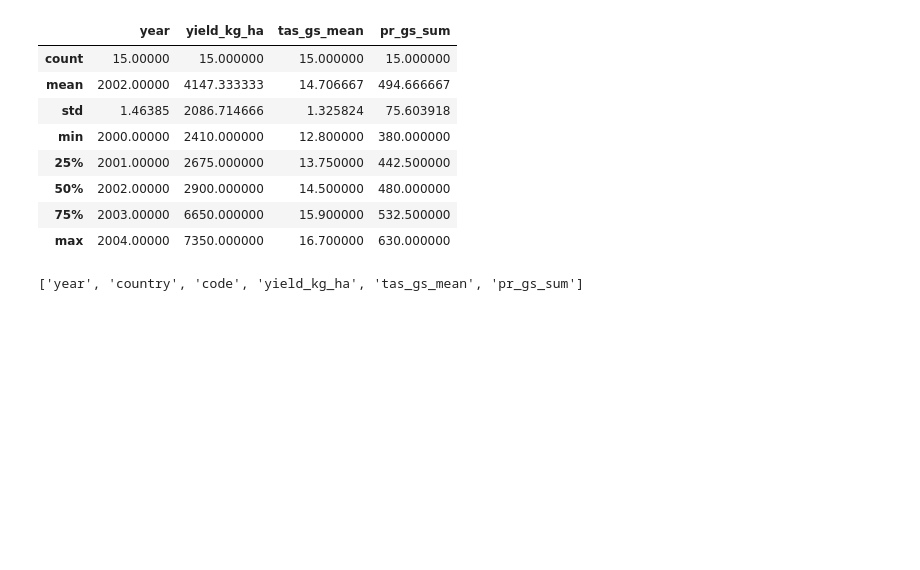
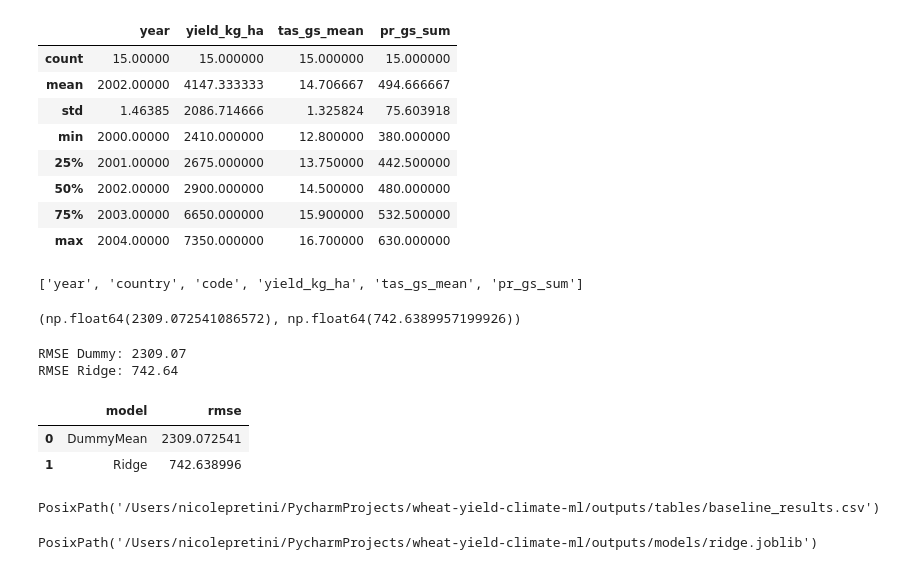
Before and after one commit to nicolepretini/wheat-yield-climate-ml, a Jupyter notebook: notebooks/01_eda.ipynb, the cells around one changed output. Cells and saved outputs as stored; diff of their text form; code cells hidden in the pictures; blank space fills up the shorter version.

Commit message:
Day 3: baseline regression model and results

```diff
--- a/notebooks/01_eda.ipynb
+++ b/notebooks/01_eda.ipynb
@@ -135,3 +135,81 @@ df_clean.describe()
 df.columns.tolist()
 # %% [output]
 ['year', 'country', 'code', 'yield_kg_ha', 'tas_gs_mean', 'pr_gs_sum']
+# %%
+import pandas as pd
+from pathlib import Path
+from sklearn.model_selection import train_test_split
+from sklearn.dummy import DummyRegressor
+from sklearn.linear_model import Ridge
+from sklearn.metrics import mean_squared_error, r2_score
+
+PROJECT_DIR = Path("..").resolve()
+df = pd.read_csv(PROJECT_DIR / "data" / "processed" / "wheat_climate_clean.csv")
+
+X = df[["tas_gs_mean", "pr_gs_sum"]]
+y = df["yield_kg_ha"]
+
+X_train, X_test, y_train, y_test = train_test_split(
+    X, y, test_size=0.3, random_state=42
+)
+
+dummy = DummyRegressor(strategy="mean")
+dummy.fit(X_train, y_train)
+y_pred_dummy = dummy.predict(X_test)
+
+ridge = Ridge(alpha=1.0)
+ridge.fit(X_train, y_train)
+y_pred_ridge = ridge.predict(X_test)
+
+import numpy as np
+
+rmse_dummy = np.sqrt(mean_squared_error(y_test, y_pred_dummy))
+rmse_ridge = np.sqrt(mean_squared_error(y_test, y_pred_ridge))
+
+rmse_dummy, rmse_ridge
+# %% [output]
+(np.float64(2309.072541086572), np.float64(742.6389957199926))
+# %%
+rmse_dummy = float(rmse_dummy)
+rmse_ridge = float(rmse_ridge)
+print(f"RMSE Dummy: {rmse_dummy:.2f}")
+print(f"RMSE Ridge: {rmse_ridge:.2f}")
+# %% [output]
+RMSE Dummy: 2309.07
+RMSE Ridge: 742.64
+# %%
+import pandas as pd
+from pathlib import Path
+
+PROJECT_DIR = Path("..").resolve()
+TABLE_DIR = PROJECT_DIR / "outputs" / "tables"
+TABLE_DIR.mkdir(parents=True, exist_ok=True)
+
+results = pd.DataFrame({
+    "model": ["DummyMean", "Ridge"],
+    "rmse": [float(rmse_dummy), float(rmse_ridge)]
+})
+
+results
+# %% [output]
+|  | model | rmse |
+| 0 | DummyMean | 2309.072541 |
+| 1 | Ridge | 742.638996 |
+# %%
+results_path = TABLE_DIR / "baseline_results.csv"
+results.to_csv(results_path, index=False)
+results_path
+# %% [output]
+PosixPath('/Users/nicolepretini/PycharmProjects/wheat-yield-climate-ml/outputs/tables/baseline_results.csv')
+# %%
+import joblib
+
+MODEL_DIR = PROJECT_DIR / "outputs" / "models"
+MODEL_DIR.mkdir(parents=True, exist_ok=True)
+
+model_path = MODEL_DIR / "ridge.joblib"
+joblib.dump(ridge, model_path)
+
+model_path
+# %% [output]
+PosixPath('/Users/nicolepretini/PycharmProjects/wheat-yield-climate-ml/outputs/models/ridge.joblib')
```
Also changed, not shown: 3 other files.
